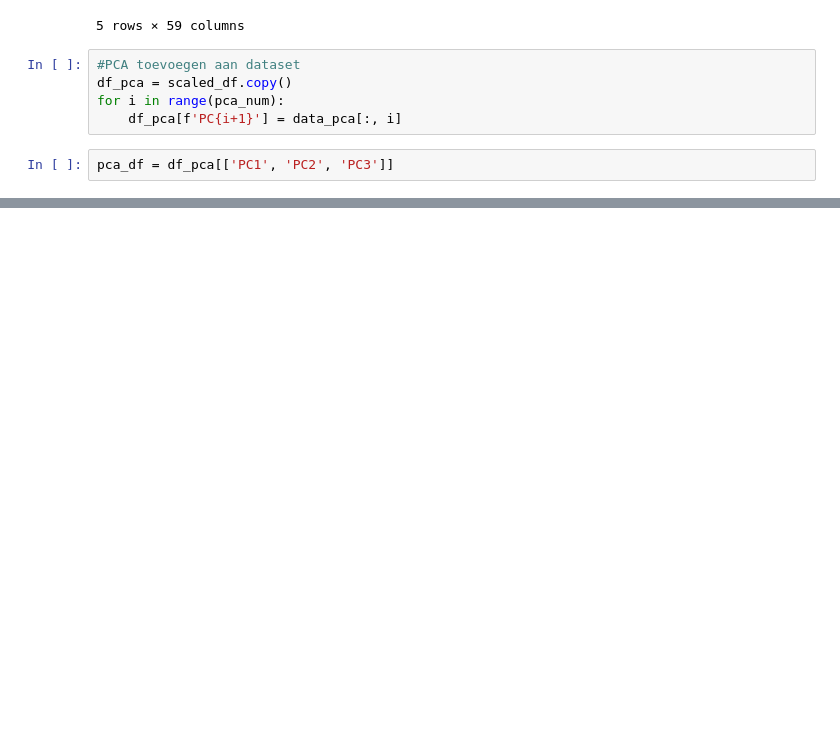
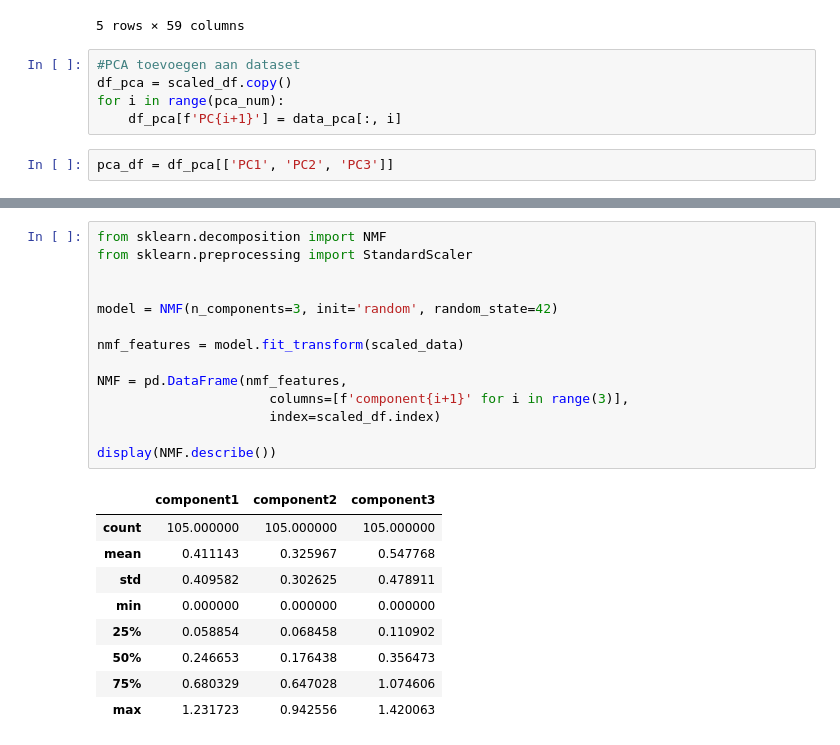
Before and after one commit to DaanEising/ML_DA_REPO, a Jupyter notebook: Machine learning/portfolio 3/Machine_learning_3_final.ipynb, the cells around one changed output, grey strips where cells are left out. Cells and saved outputs as stored; diff of their text form; blank space fills up the shorter version.

```diff
--- a/Machine learning/portfolio 3/Machine_learning_3_final.ipynb
+++ b/Machine learning/portfolio 3/Machine_learning_3_final.ipynb
@@ -1365,0 +1251,24 @@ display(pca_df.head())
+# %%
+from sklearn.decomposition import NMF
+from sklearn.preprocessing import StandardScaler
+
+
+model = NMF(n_components=3, init='random', random_state=42)
+
+nmf_features = model.fit_transform(scaled_data)
+
+NMF = pd.DataFrame(nmf_features,
+                      columns=[f'component{i+1}' for i in range(3)],
+                      index=scaled_df.index)
+
+display(NMF.describe())
+# %% [output]
+|  | component1 | component2 | component3 |
+| count | 105.000000 | 105.000000 | 105.000000 |
+| mean | 0.411143 | 0.325967 | 0.547768 |
+| std | 0.409582 | 0.302625 | 0.478911 |
+| min | 0.000000 | 0.000000 | 0.000000 |
+| 25% | 0.058854 | 0.068458 | 0.110902 |
+| 50% | 0.246653 | 0.176438 | 0.356473 |
+| 75% | 0.680329 | 0.647028 | 1.074606 |
+| max | 1.231723 | 0.942556 | 1.420063 |
```
Also changed, not shown: parts of 50 cells of this notebook.
